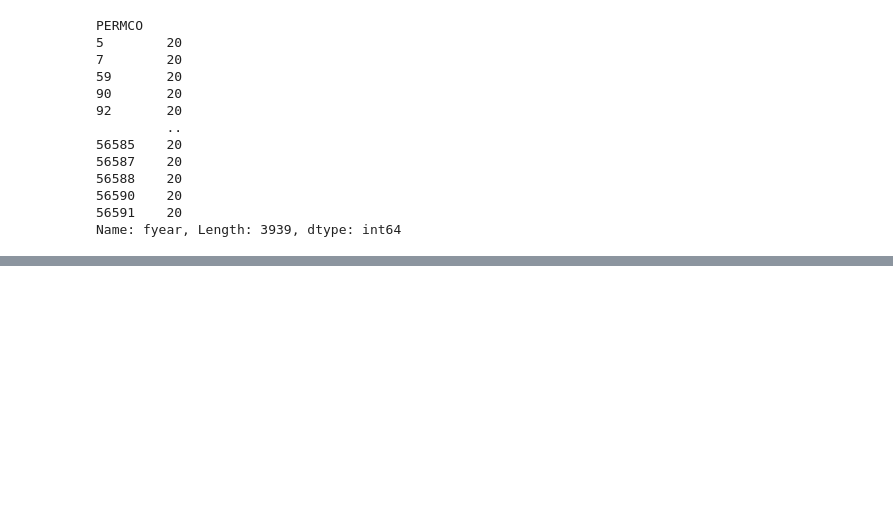
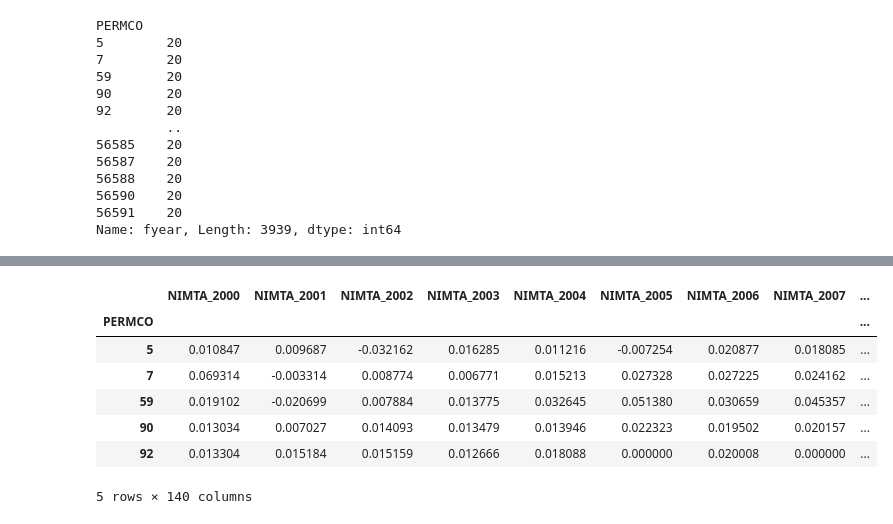
Before and after one commit to evamferreira/Thesis_Rep, a Jupyter notebook: Data/data_treat.ipynb, the cells around one changed output, grey strips where cells are left out. Drawn from its saved outputs; the diff is of its cells as text; code cells hidden in the pictures; blank space fills up the shorter version.

Commit message:
Final X_df and Y_df created
Final X_df and Y_df created with 3916 rows each (number of companies), X_df has 140 columns (20 years*7 variables), Y_df has 20 columns (20 years*1 variable)

```diff
--- a/Data/data_treat.ipynb
+++ b/Data/data_treat.ipynb
@@ -701,0 +724,19 @@ dfo
+# %%
+dlrsn = dfo.loc[:, ['PERMCO', 'fyear', 'dlrsn']]
+NIMTA = dfo.loc[:, ['PERMCO', 'fyear', 'NIMTA']]
+TLMTA = dfo.loc[:, ['PERMCO', 'fyear', 'TLMTA']]
+CASHMTA = dfo.loc[:, ['PERMCO', 'fyear', 'CASHMTA']]
+MB = dfo.loc[:, ['PERMCO', 'fyear', 'MB']]
+STD = dfo.loc[:, ['PERMCO', 'fyear', 'STD']]
+RSIZE = dfo.loc[:, ['PERMCO', 'fyear', 'RSIZE']]
+EXRET = dfo.loc[:, ['PERMCO', 'fyear', 'EXRET']]
+# %%
+varstr = ['dlrsn', 'NIMTA', 'TLMTA', 'CASHMTA', 'MB', 'STD', 'RSIZE', 'EXRET']
+var = [dlrsn, NIMTA, TLMTA, CASHMTA, MB, STD, RSIZE, EXRET]
+varcols = {c: [] for c in varstr}
+# %%
+for i in list(range(8)):
+    var[i] = var[i].set_index(['PERMCO','fyear'])[varstr[i]].unstack()
+    for y in years:
+        varcols[varstr[i]].append('{}_{}'.format(varstr[i], y))
+    var[i].columns = varcols[varstr[i]]
@@ -701,0 +752,15 @@ dfo
+# %%
+X_df = var[1]
+for df_ in var[2:]:
+    X_df = X_df.merge(df_, on='PERMCO')
+# %%
+X_df.head()
+# %% [output]
+|  | NIMTA_2000 | NIMTA_2001 | NIMTA_2002 | NIMTA_2003 | NIMTA_2004 | NIMTA_2005 | NIMTA_2006 | NIMTA_2007 | ... |
+| PERMCO |  |  |  |  |  |  |  |  | ... |
+| 5 | 0.010847 | 0.009687 | -0.032162 | 0.016285 | 0.011216 | -0.007254 | 0.020877 | 0.018085 | ... |
+| 7 | 0.069314 | -0.003314 | 0.008774 | 0.006771 | 0.015213 | 0.027328 | 0.027225 | 0.024162 | ... |
+| 59 | 0.019102 | -0.020699 | 0.007884 | 0.013775 | 0.032645 | 0.051380 | 0.030659 | 0.045357 | ... |
+| 90 | 0.013034 | 0.007027 | 0.014093 | 0.013479 | 0.013946 | 0.022323 | 0.019502 | 0.020157 | ... |
+| 92 | 0.013304 | 0.015184 | 0.015159 | 0.012666 | 0.018088 | 0.000000 | 0.020008 | 0.000000 | ... |
+5 rows × 140 columns
```
Also changed, not shown: parts of 9 cells of this notebook.
